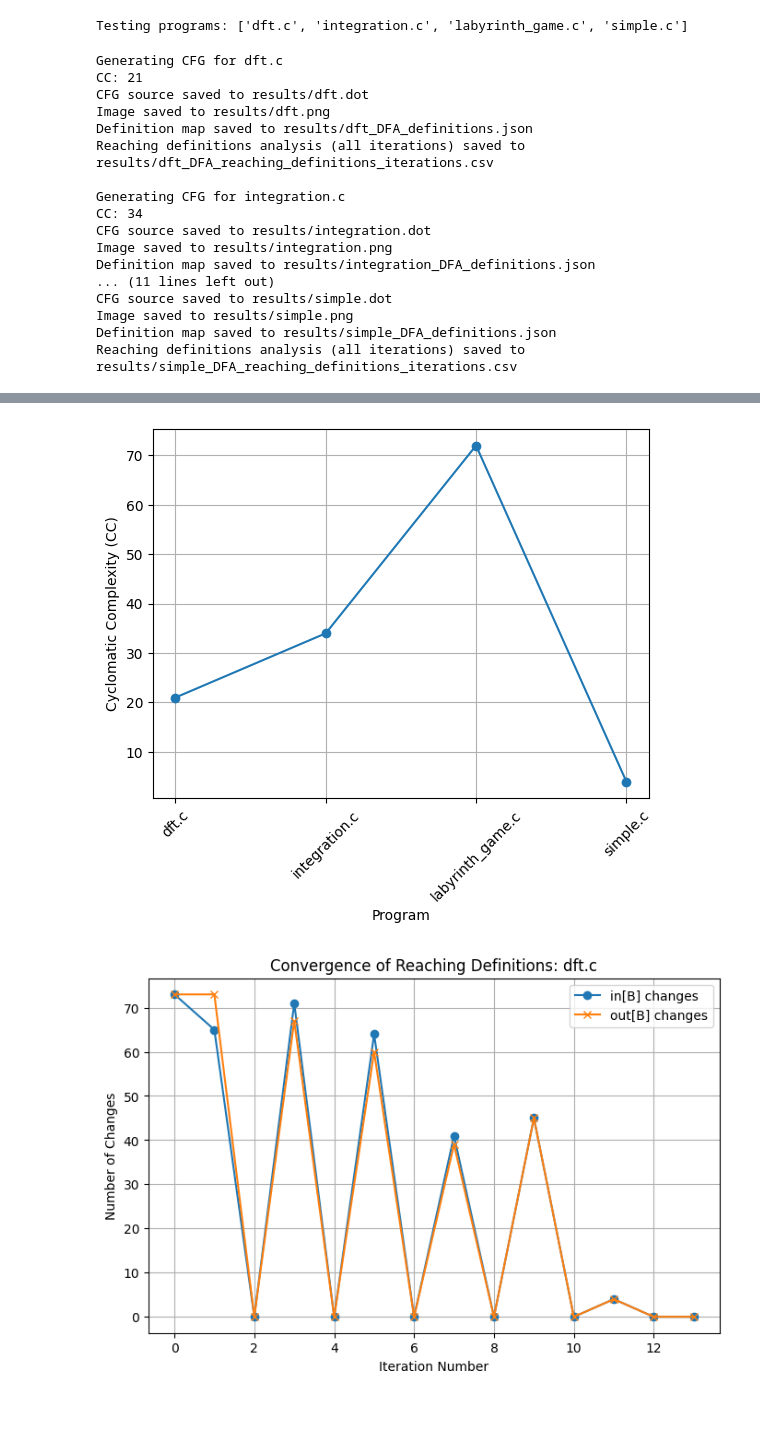
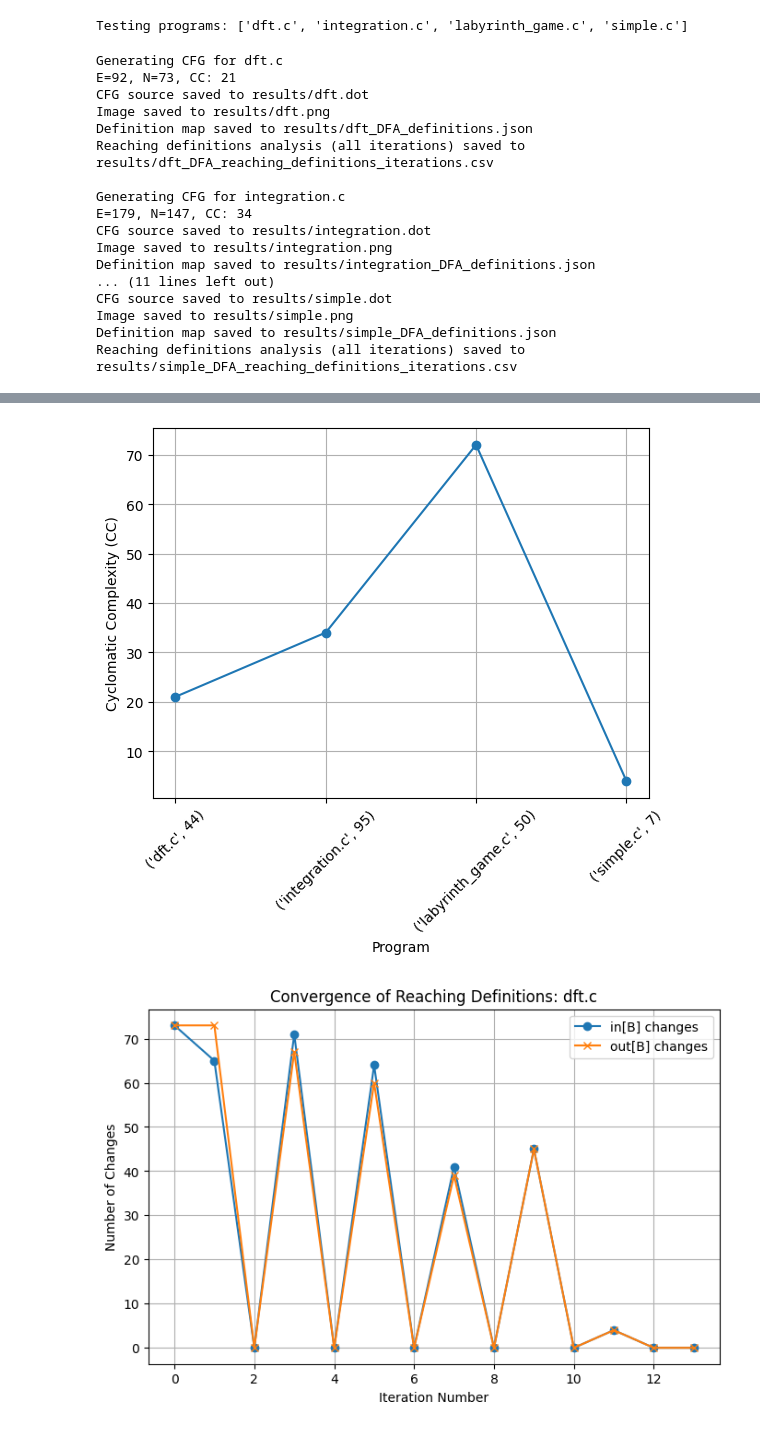
Before and after one commit to jsmaskeen/CS202-STTCSE, a Jupyter notebook: main.ipynb, the cells around one changed output, grey strips where cells are left out. Saved outputs shown, nothing was run; the diff lists cells and outputs as text; code cells hidden in the pictures.

```diff
--- a/main.ipynb
+++ b/main.ipynb
@@ -21,8 +21,9 @@ for program_name, parsed_structure in zip(programs, parsed_code_lines):
     print(f"Generating CFG for {program_name}")
     cfg = ControlFlowGraph()
     cfg.build(parsed_structure)
-    ccs.append(cfg.cc())
-    print("CC:",ccs[-1])
+    E,N,CC = cfg.cc()
+    ccs.append(CC)
+    print(f"{E=}, {N=}, CC:",ccs[-1])
     dot_filename = f'results/{program_name[:-2]}.dot'
     png_filename = f'results/{program_name[:-2]}'
     cfg.visualize(dot_filename[:-4])
@@ -32,14 +33,14 @@ for program_name, parsed_structure in zip(programs, parsed_code_lines):
     print()
 # %% [output]
 Generating CFG for dft.c
-CC: 21
+E=92, N=73, CC: 21
 CFG source saved to results/dft.dot
 Image saved to results/dft.png
 Definition map saved to results/dft_DFA_definitions.json
 Reaching definitions analysis (all iterations) saved to results/dft_DFA_reaching_definitions_iterations.csv
 
 Generating CFG for integration.c
-CC: 34
+E=179, N=147, CC: 34
 CFG source saved to results/integration.dot
 Image saved to results/integration.png
 Definition map saved to results/integration_DFA_definitions.json
@@ -78,13 +79,13 @@ Finding multiple reaching definitions in dft_DFA_definitions.json and dft_DFA_re
         'y': ['D3', 'D5']}}
 # %%
 plt.plot(range(1,len(ccs)+1), ccs, marker='o')
-plt.xticks(range(1,len(ccs)+1), programs, rotation=45)
+plt.xticks(range(1,len(ccs)+1), zip(programs,[len(x) for x in parsed_code_lines]), rotation=45)
 plt.xlabel('Program')
 plt.ylabel('Cyclomatic Complexity (CC)')
 plt.grid()
 plt.show()
 # %% [output]
-[figure, old version]
+[figure, new version]
 # %%
 for program_name in programs:
     with open(f'results/{program_name[:-2]}_DFA_reaching_definitions_iterations.csv') as f:
```
Also changed, not shown: parts of 2 cells of this notebook, 5 other files.
